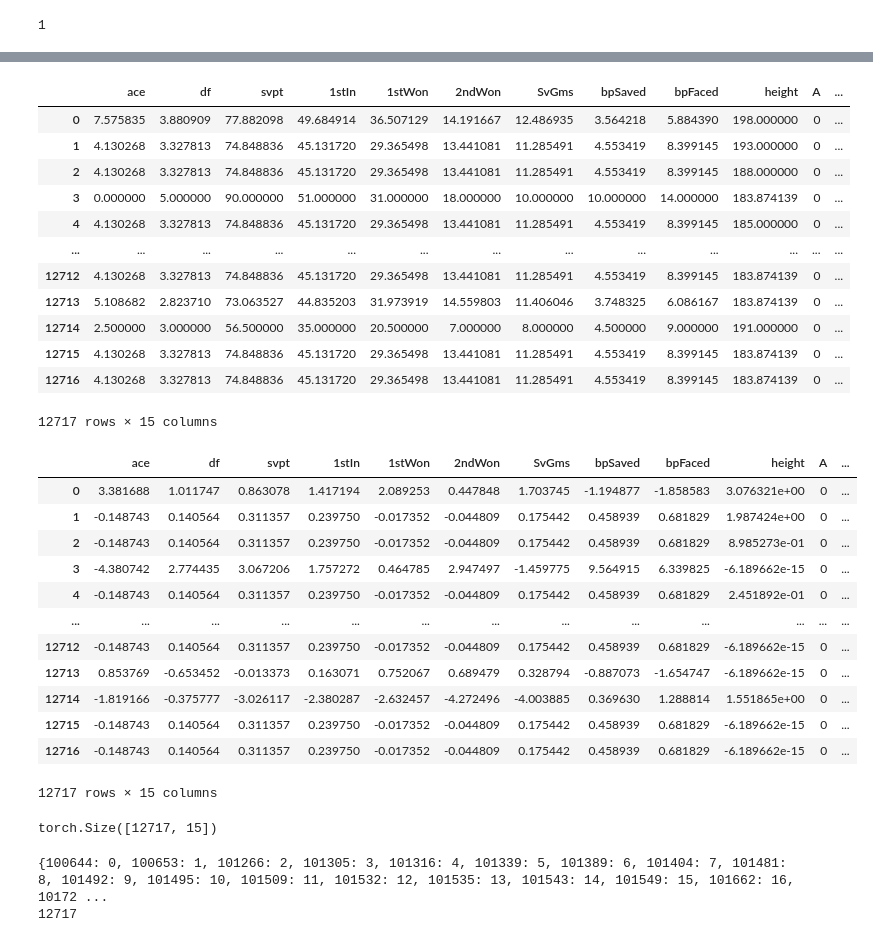
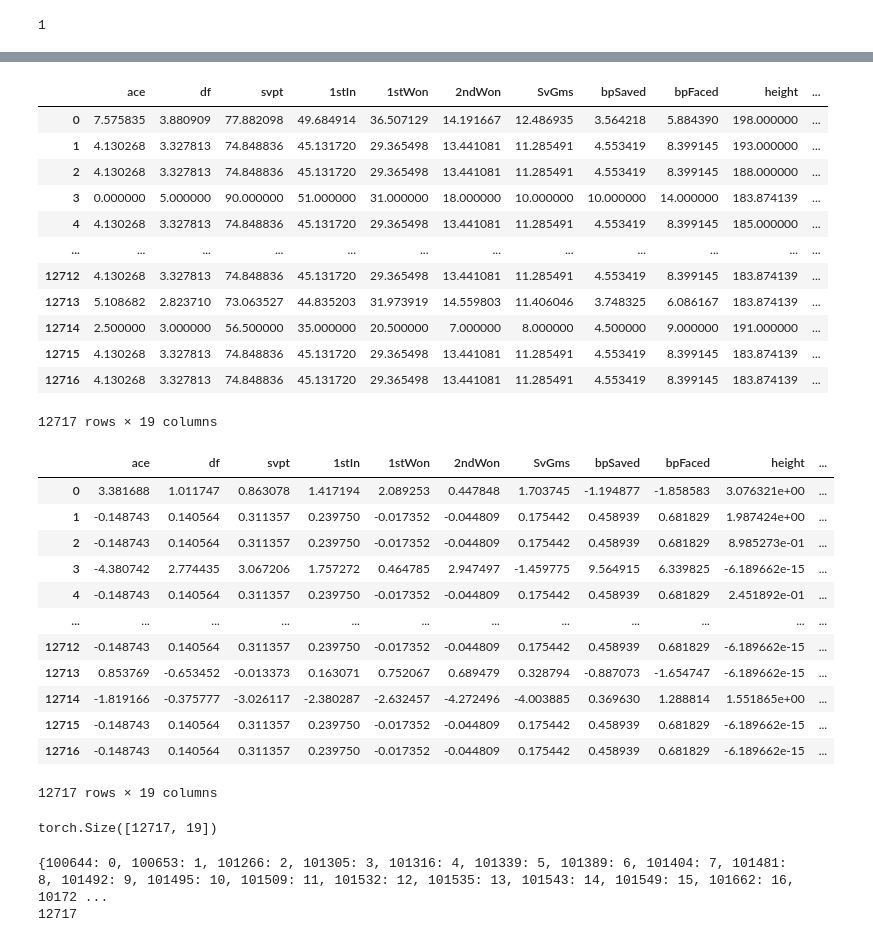
Before and after one commit to kuuma-sse/Tennis_Predictor, a Jupyter notebook: Graph Build.ipynb, the cells around one changed output, grey strips where cells are left out. Drawn from its saved outputs; the diff is of its cells as text; code cells hidden in the pictures.

Commit message:
4 new node features added and trained with model for better representation.

```diff
--- a/Graph Build.ipynb
+++ b/Graph Build.ipynb
@@ -117,7 +117,11 @@ players_df = pd.concat([winners, losers], ignore_index=True)
 player_averages = players_df.groupby('player_id').mean()
 player_averages = player_averages.reset_index()
 
-# new columns added for further model interpretation
+# new columns added for further model interpretation, includes
+player_averages['1st_serve_strength'] = player_averages['1stWon'] / player_averages['svpt']
+player_averages['2nd_serve_press'] = player_averages['2ndWon'] / (player_averages['svpt'] - player_averages['1stIn'])
+player_averages['bp_convert'] = player_averages['bpSaved'] / player_averages['bpFaced']
+player_averages['serve_aggression'] = player_averages['ace'] / (player_averages['df'] + 1e-8)
 
 
 atp_players = pd.read_csv(r'datasets\atp_players.csv', dtype={'wikidata_id':'string'})
@@ -130,5 +134,5 @@ atp_players['player'] = atp_players['name_first'] + ' ' + atp_players['name_last
 official_df = player_averages.merge(atp_players[['player_id','player','height','dob','hand','ioc']], on='player_id', how='left')
 official_df['dob'] = official_df['dob'].astype('Int64')
 
-print(official_df)
+official_df
 # %% [output]
@@ -175,6 +175,6 @@ sorted_df
 # %%
 # load node features
-node_features = sorted_df[['ace','df','svpt','1stIn','1stWon','2ndWon', 'SvGms','bpSaved','bpFaced','height','dob','hand']]
+node_features = sorted_df[['ace','df','svpt','1stIn','1stWon','2ndWon', 'SvGms','bpSaved','bpFaced','height','dob','hand','1st_serve_strength','2nd_serve_press','bp_convert','serve_aggression']]
 
 node_features
 # %% [output]
@@ -209,45 +209,45 @@ node_features['height'] = node_features['height'].fillna(node_features['height']
 node_features = node_features.drop(['dob'], axis=1)
 node_features
 # %% [output]
-|  | ace | df | svpt | 1stIn | 1stWon | 2ndWon | SvGms | bpSaved | bpFaced | height | A | ... |
-| 0 | 7.575835 | 3.880909 | 77.882098 | 49.684914 | 36.507129 | 14.191667 | 12.486935 | 3.564218 | 5.884390 | 198.000000 | 0 | ... |
-| 1 | 4.130268 | 3.327813 | 74.848836 | 45.131720 | 29.365498 | 13.441081 | 11.285491 | 4.553419 | 8.399145 | 193.000000 | 0 | ... |
-| 2 | 4.130268 | 3.327813 | 74.848836 | 45.131720 | 29.365498 | 13.441081 | 11.285491 | 4.553419 | 8.399145 | 188.000000 | 0 | ... |
-| 3 | 0.000000 | 5.000000 | 90.000000 | 51.000000 | 31.000000 | 18.000000 | 10.000000 | 10.000000 | 14.000000 | 183.874139 | 0 | ... |
-| 4 | 4.130268 | 3.327813 | 74.848836 | 45.131720 | 29.365498 | 13.441081 | 11.285491 | 4.553419 | 8.399145 | 185.000000 | 0 | ... |
-| ... | ... | ... | ... | ... | ... | ... | ... | ... | ... | ... | ... | ... |
-| 12712 | 4.130268 | 3.327813 | 74.848836 | 45.131720 | 29.365498 | 13.441081 | 11.285491 | 4.553419 | 8.399145 | 183.874139 | 0 | ... |
-| 12713 | 5.108682 | 2.823710 | 73.063527 | 44.835203 | 31.973919 | 14.559803 | 11.406046 | 3.748325 | 6.086167 | 183.874139 | 0 | ... |
-| 12714 | 2.500000 | 3.000000 | 56.500000 | 35.000000 | 20.500000 | 7.000000 | 8.000000 | 4.500000 | 9.000000 | 191.000000 | 0 | ... |
-| 12715 | 4.130268 | 3.327813 | 74.848836 | 45.131720 | 29.365498 | 13.441081 | 11.285491 | 4.553419 | 8.399145 | 183.874139 | 0 | ... |
-| 12716 | 4.130268 | 3.327813 | 74.848836 | 45.131720 | 29.365498 | 13.441081 | 11.285491 | 4.553419 | 8.399145 | 183.874139 | 0 | ... |
+|  | ace | df | svpt | 1stIn | 1stWon | 2ndWon | SvGms | bpSaved | bpFaced | height | ... |
+| 0 | 7.575835 | 3.880909 | 77.882098 | 49.684914 | 36.507129 | 14.191667 | 12.486935 | 3.564218 | 5.884390 | 198.000000 | ... |
+| 1 | 4.130268 | 3.327813 | 74.848836 | 45.131720 | 29.365498 | 13.441081 | 11.285491 | 4.553419 | 8.399145 | 193.000000 | ... |
+| 2 | 4.130268 | 3.327813 | 74.848836 | 45.131720 | 29.365498 | 13.441081 | 11.285491 | 4.553419 | 8.399145 | 188.000000 | ... |
+| 3 | 0.000000 | 5.000000 | 90.000000 | 51.000000 | 31.000000 | 18.000000 | 10.000000 | 10.000000 | 14.000000 | 183.874139 | ... |
+| 4 | 4.130268 | 3.327813 | 74.848836 | 45.131720 | 29.365498 | 13.441081 | 11.285491 | 4.553419 | 8.399145 | 185.000000 | ... |
+| ... | ... | ... | ... | ... | ... | ... | ... | ... | ... | ... | ... |
+| 12712 | 4.130268 | 3.327813 | 74.848836 | 45.131720 | 29.365498 | 13.441081 | 11.285491 | 4.553419 | 8.399145 | 183.874139 | ... |
+| 12713 | 5.108682 | 2.823710 | 73.063527 | 44.835203 | 31.973919 | 14.559803 | 11.406046 | 3.748325 | 6.086167 | 183.874139 | ... |
+| 12714 | 2.500000 | 3.000000 | 56.500000 | 35.000000 | 20.500000 | 7.000000 | 8.000000 | 4.500000 | 9.000000 | 191.000000 | ... |
+| 12715 | 4.130268 | 3.327813 | 74.848836 | 45.131720 | 29.365498 | 13.441081 | 11.285491 | 4.553419 | 8.399145 | 183.874139 | ... |
+| 12716 | 4.130268 | 3.327813 | 74.848836 | 45.131720 | 29.365498 | 13.441081 | 11.285491 | 4.553419 | 8.399145 | 183.874139 | ... |
-12717 rows × 15 columns
+12717 rows × 19 columns
 # %%
 sc = StandardScaler()
-cols_to_scale = ['ace','df','svpt','1stIn','1stWon','2ndWon','SvGms','bpSaved','bpFaced','height','age']
+cols_to_scale = ['ace','df','svpt','1stIn','1stWon','2ndWon','SvGms','bpSaved','bpFaced','height','age','1st_serve_strength','2nd_serve_press','bp_convert','serve_aggression']
 node_features[cols_to_scale] = sc.fit_transform(node_features[cols_to_scale])
 
 node_features
 # %% [output]
-|  | ace | df | svpt | 1stIn | 1stWon | 2ndWon | SvGms | bpSaved | bpFaced | height | A | ... |
-| 0 | 3.381688 | 1.011747 | 0.863078 | 1.417194 | 2.089253 | 0.447848 | 1.703745 | -1.194877 | -1.858583 | 3.076321e+00 | 0 | ... |
-| 1 | -0.148743 | 0.140564 | 0.311357 | 0.239750 | -0.017352 | -0.044809 | 0.175442 | 0.458939 | 0.681829 | 1.987424e+00 | 0 | ... |
-| 2 | -0.148743 | 0.140564 | 0.311357 | 0.239750 | -0.017352 | -0.044809 | 0.175442 | 0.458939 | 0.681829 | 8.985273e-01 | 0 | ... |
-| 3 | -4.380742 | 2.774435 | 3.067206 | 1.757272 | 0.464785 | 2.947497 | -1.459775 | 9.564915 | 6.339825 | -6.189662e-15 | 0 | ... |
-| 4 | -0.148743 | 0.140564 | 0.311357 | 0.239750 | -0.017352 | -0.044809 | 0.175442 | 0.458939 | 0.681829 | 2.451892e-01 | 0 | ... |
-| ... | ... | ... | ... | ... | ... | ... | ... | ... | ... | ... | ... | ... |
-| 12712 | -0.148743 | 0.140564 | 0.311357 | 0.239750 | -0.017352 | -0.044809 | 0.175442 | 0.458939 | 0.681829 | -6.189662e-15 | 0 | ... |
-| 12713 | 0.853769 | -0.653452 | -0.013373 | 0.163071 | 0.752067 | 0.689479 | 0.328794 | -0.887073 | -1.654747 | -6.189662e-15 | 0 | ... |
-| 12714 | -1.819166 | -0.375777 | -3.026117 | -2.380287 | -2.632457 | -4.272496 | -4.003885 | 0.369630 | 1.288814 | 1.551865e+00 | 0 | ... |
-| 12715 | -0.148743 | 0.140564 | 0.311357 | 0.239750 | -0.017352 | -0.044809 | 0.175442 | 0.458939 | 0.681829 | -6.189662e-15 | 0 | ... |
-| 12716 | -0.148743 | 0.140564 | 0.311357 | 0.239750 | -0.017352 | -0.044809 | 0.175442 | 0.458939 | 0.681829 | -6.189662e-15 | 0 | ... |
+|  | ace | df | svpt | 1stIn | 1stWon | 2ndWon | SvGms | bpSaved | bpFaced | height | ... |
+| 0 | 3.381688 | 1.011747 | 0.863078 | 1.417194 | 2.089253 | 0.447848 | 1.703745 | -1.194877 | -1.858583 | 3.076321e+00 | ... |
+| 1 | -0.148743 | 0.140564 | 0.311357 | 0.239750 | -0.017352 | -0.044809 | 0.175442 | 0.458939 | 0.681829 | 1.987424e+00 | ... |
+| 2 | -0.148743 | 0.140564 | 0.311357 | 0.239750 | -0.017352 | -0.044809 | 0.175442 | 0.458939 | 0.681829 | 8.985273e-01 | ... |
+| 3 | -4.380742 | 2.774435 | 3.067206 | 1.757272 | 0.464785 | 2.947497 | -1.459775 | 9.564915 | 6.339825 | -6.189662e-15 | ... |
+| 4 | -0.148743 | 0.140564 | 0.311357 | 0.239750 | -0.017352 | -0.044809 | 0.175442 | 0.458939 | 0.681829 | 2.451892e-01 | ... |
+| ... | ... | ... | ... | ... | ... | ... | ... | ... | ... | ... | ... |
+| 12712 | -0.148743 | 0.140564 | 0.311357 | 0.239750 | -0.017352 | -0.044809 | 0.175442 | 0.458939 | 0.681829 | -6.189662e-15 | ... |
+| 12713 | 0.853769 | -0.653452 | -0.013373 | 0.163071 | 0.752067 | 0.689479 | 0.328794 | -0.887073 | -1.654747 | -6.189662e-15 | ... |
+| 12714 | -1.819166 | -0.375777 | -3.026117 | -2.380287 | -2.632457 | -4.272496 | -4.003885 | 0.369630 | 1.288814 | 1.551865e+00 | ... |
+| 12715 | -0.148743 | 0.140564 | 0.311357 | 0.239750 | -0.017352 | -0.044809 | 0.175442 | 0.458939 | 0.681829 | -6.189662e-15 | ... |
+| 12716 | -0.148743 | 0.140564 | 0.311357 | 0.239750 | -0.017352 | -0.044809 | 0.175442 | 0.458939 | 0.681829 | -6.189662e-15 | ... |
-12717 rows × 15 columns
+12717 rows × 19 columns
 # %%
 # Convert to numpy
 x = torch.tensor(node_features.values, dtype=torch.float)
 print(x.shape)
 # %% [output]
-torch.Size([12717, 15])
+torch.Size([12717, 19])
 # %%
 # node index for players to be recognised by row
 sorted_df = sorted_df.reset_index(drop=True)
```
Also changed, not shown: parts of 6 cells of this notebook, 8 other files.
